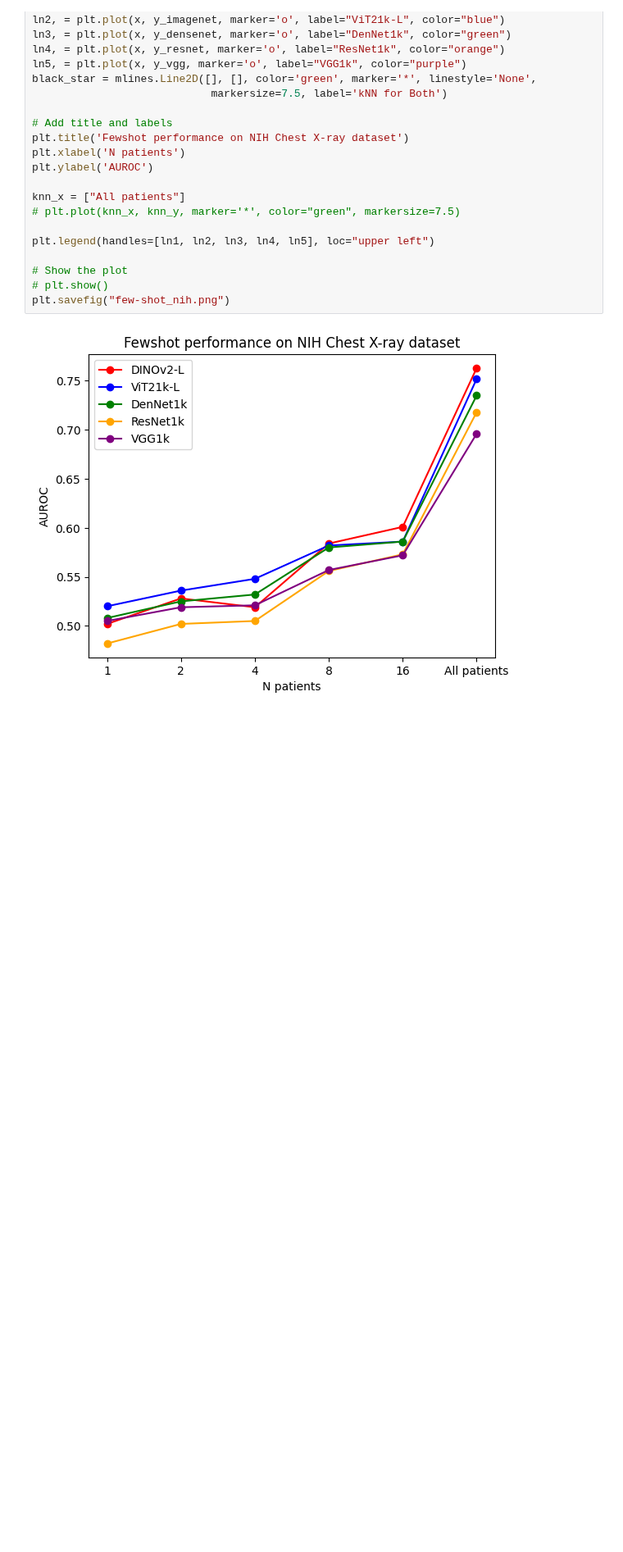
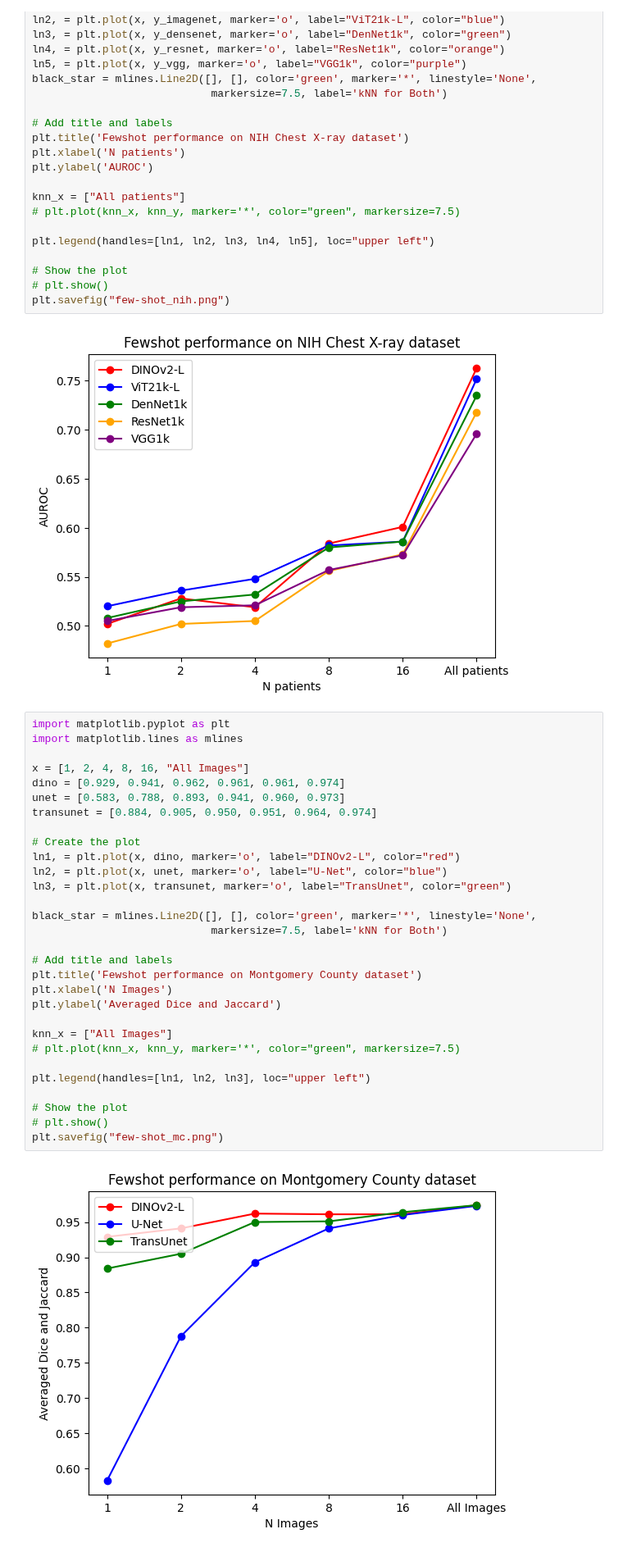
Before and after one commit to MohammedSB/DINOv2ForRadiology, a Jupyter notebook: dinov2/visualization/generate_vis.ipynb, the cells around one changed output. Shown at 82% size. Drawn from its saved outputs; the diff is of its cells as text; blank space fills up the shorter version.

```diff
--- a/dinov2/visualization/generate_vis.ipynb
+++ b/dinov2/visualization/generate_vis.ipynb
@@ -70,3 +70,35 @@ plt.legend(handles=[ln1, ln2, ln3, ln4, ln5], loc="upper left")
 plt.savefig("few-shot_nih.png")
 # %% [output]
 [figure]
+# %%
+import matplotlib.pyplot as plt
+import matplotlib.lines as mlines
+
+x = [1, 2, 4, 8, 16, "All Images"]
+dino = [0.929, 0.941, 0.962, 0.961, 0.961, 0.974]
+unet = [0.583, 0.788, 0.893, 0.941, 0.960, 0.973]
+transunet = [0.884, 0.905, 0.950, 0.951, 0.964, 0.974]
+
+# Create the plot
+ln1, = plt.plot(x, dino, marker='o', label="DINOv2-L", color="red")
+ln2, = plt.plot(x, unet, marker='o', label="U-Net", color="blue")
+ln3, = plt.plot(x, transunet, marker='o', label="TransUnet", color="green")
+
+black_star = mlines.Line2D([], [], color='green', marker='*', linestyle='None',
+                            markersize=7.5, label='kNN for Both')
+
+# Add title and labels
+plt.title('Fewshot performance on Montgomery County dataset')
+plt.xlabel('N Images')
+plt.ylabel('Averaged Dice and Jaccard')
+
+knn_x = ["All Images"]
+# plt.plot(knn_x, knn_y, marker='*', color="green", markersize=7.5)
+
+plt.legend(handles=[ln1, ln2, ln3], loc="upper left")
+
+# Show the plot
+# plt.show()
+plt.savefig("few-shot_mc.png")
+# %% [output]
+[figure, added]
```
Also changed, not shown: 4 other files.
